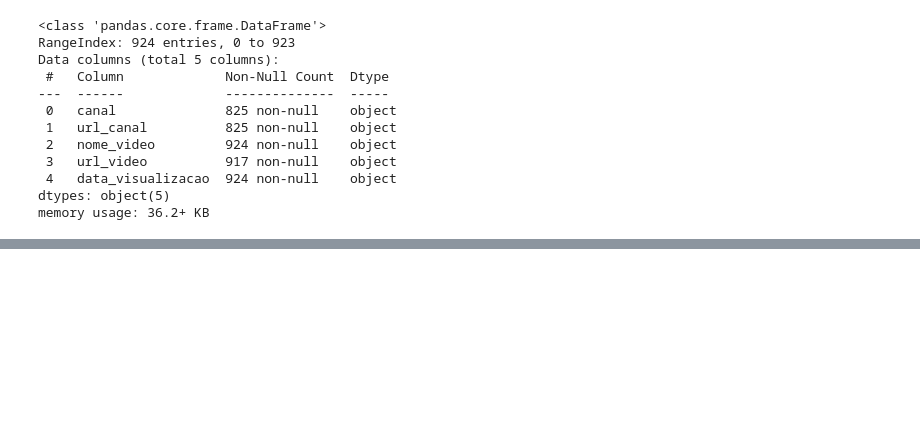
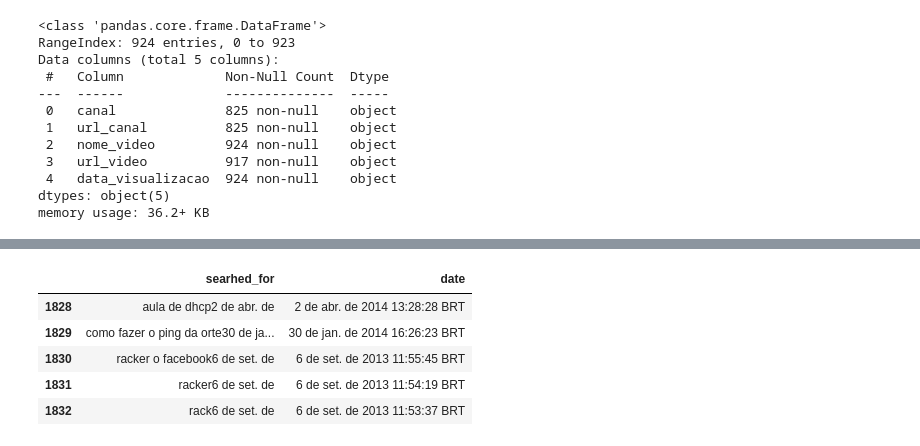
Before and after one commit to JheyssonDouglas/Projeto_Modulo_5, a Jupyter notebook: NotebooksMateus/youtube_dados.ipynb, the cells around one changed output, grey strips where cells are left out. Cells and saved outputs as stored; diff of their text form; code cells hidden in the pictures; blank space fills up the shorter version.

```diff
--- a/NotebooksMateus/youtube_dados.ipynb
+++ b/NotebooksMateus/youtube_dados.ipynb
@@ -189,0 +303,22 @@ youtube_dado_limpo.to_csv('/home/mateus/Downloads/youtube/',index = False)
+# %%
+#Função para retirar numeros que vem antes da data e hora do registro
+def remove_primeiro_digito(x):
+    lista = list(x)
+
+    for i,letra  in enumerate(lista):
+        if lista[0].isalpha():
+            lista.pop(0)
+
+        else:
+            if (str(lista[0]) in ['3','4','5','6','7','8','9']):
+                    if (lista[1] =='/') or (lista[1] == ' '):
+                           return ''.join(lista)
+                    else:
+                           try:
+                                num1 = int(lista[0])
+                                num2 = int(lista[1])
+                                if (sum([num1,num2]) > 4):
+                                    lista.pop(0)
+                           except:
+                                return ''.join(lista)
+        return ''.join(lista)
@@ -189,0 +359,12 @@ youtube_dado_limpo.to_csv('/home/mateus/Downloads/youtube/',index = False)
+# %%
+#aplicando a função a cada registro para limpeza da datatime que vem com string na sua primeiras posições
+searche['date'] = searche['date'].apply(remove_primeiro_digito)
+# %%
+searche.tail()
+# %% [output]
+|  | searhed_for | date |
+| 1828 | aula de dhcp2 de abr. de | 2 de abr. de 2014 13:28:28 BRT |
+| 1829 | como fazer o ping da orte30 de ja... | 30 de jan. de 2014 16:26:23 BRT |
+| 1830 | racker o facebook6 de set. de | 6 de set. de 2013 11:55:45 BRT |
+| 1831 | racker6 de set. de | 6 de set. de 2013 11:54:19 BRT |
+| 1832 | rack6 de set. de | 6 de set. de 2013 11:53:37 BRT |
```
Also changed, not shown: parts of 27 cells of this notebook, 2 other files.
